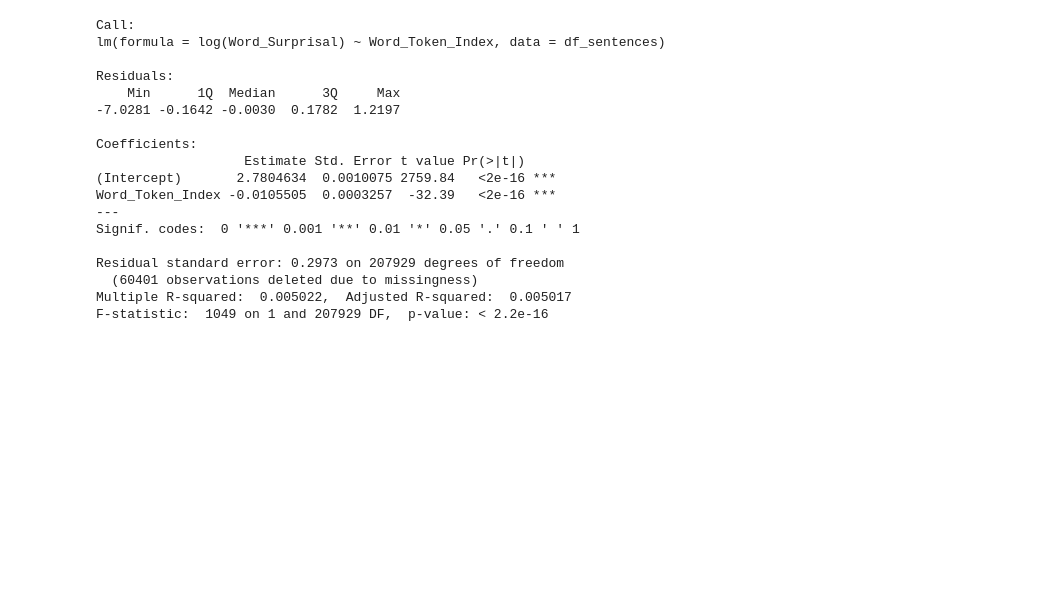
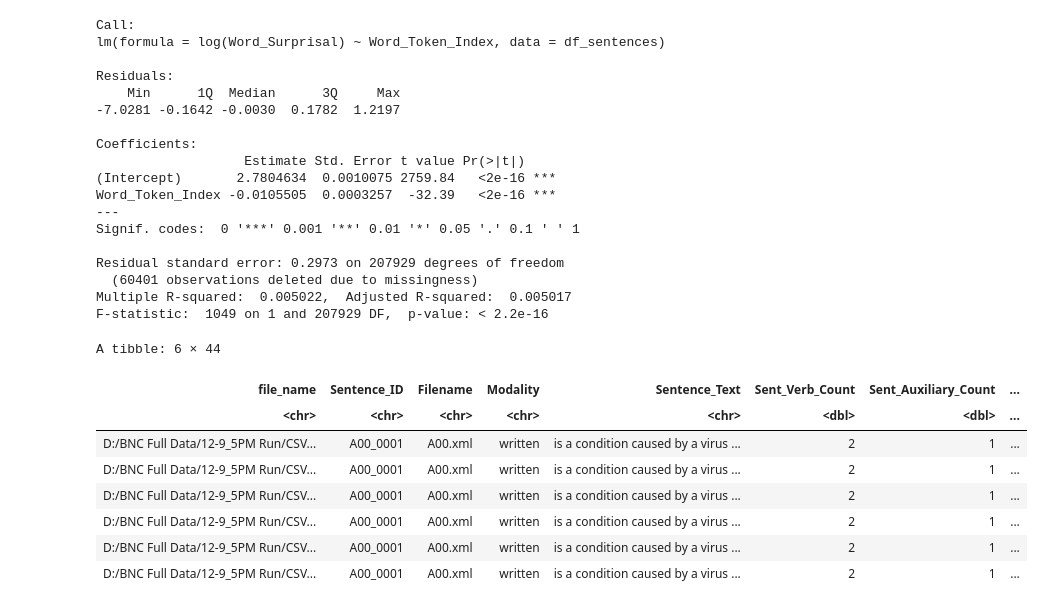
Before and after one commit to vmariani3321/Analysis-11-21_2035, a Jupyter notebook: Analysis Playground 3.ipynb, the cells around one changed output. Cells and saved outputs as stored; diff of their text form; code cells hidden in the pictures; blank space fills up the shorter version.

```diff
--- a/Analysis Playground 3.ipynb
+++ b/Analysis Playground 3.ipynb
@@ -296,3 +278,17 @@ plot <- ggplot(data = df, aes(x = argPos, y = surprisal, fill = definiteness)) +
 
 
 plot
+# %%
+df <- open_dataset("Old or lost files/Results 12-9 5PM/12-9_5PM_Full-Data_UNPROCESSED.parquet") %>% collect()
+# %%
+head(df)
+# %% [output]
+A tibble: 6 × 44
+| file_name | Sentence_ID | Filename | Modality | Sentence_Text | Sent_Verb_Count | Sent_Auxiliary_Count | ... |
+| <chr> | <chr> | <chr> | <chr> | <chr> | <dbl> | <dbl> | ... |
+| D:/BNC Full Data/12-9_5PM Run/CSV... | A00_0001 | A00.xml | written | is a condition caused by a virus ... | 2 | 1 | ... |
+| D:/BNC Full Data/12-9_5PM Run/CSV... | A00_0001 | A00.xml | written | is a condition caused by a virus ... | 2 | 1 | ... |
+| D:/BNC Full Data/12-9_5PM Run/CSV... | A00_0001 | A00.xml | written | is a condition caused by a virus ... | 2 | 1 | ... |
+| D:/BNC Full Data/12-9_5PM Run/CSV... | A00_0001 | A00.xml | written | is a condition caused by a virus ... | 2 | 1 | ... |
+| D:/BNC Full Data/12-9_5PM Run/CSV... | A00_0001 | A00.xml | written | is a condition caused by a virus ... | 2 | 1 | ... |
+| D:/BNC Full Data/12-9_5PM Run/CSV... | A00_0001 | A00.xml | written | is a condition caused by a virus ... | 2 | 1 | ... |
```
Also changed, not shown: parts of 2 cells of this notebook, 3 other files.
